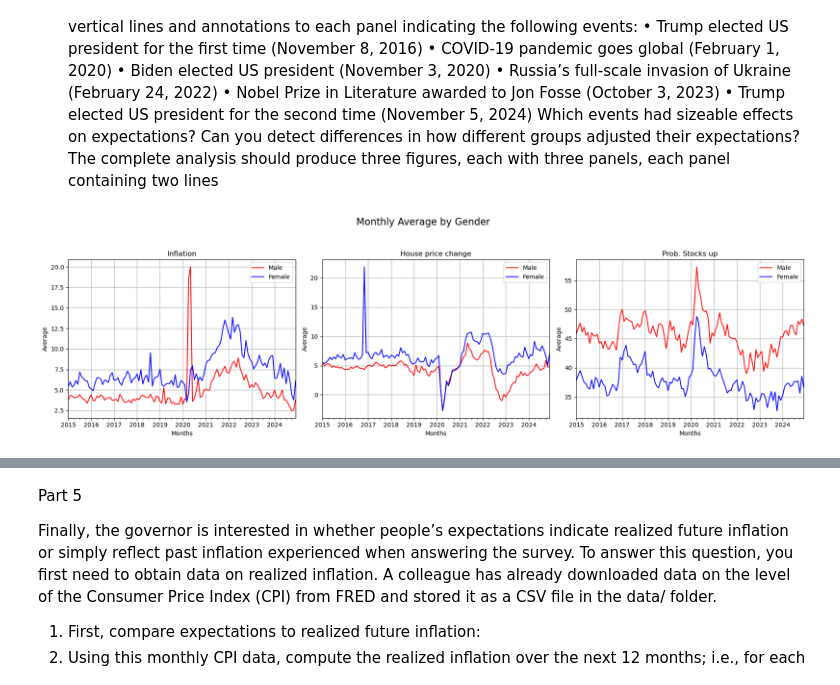
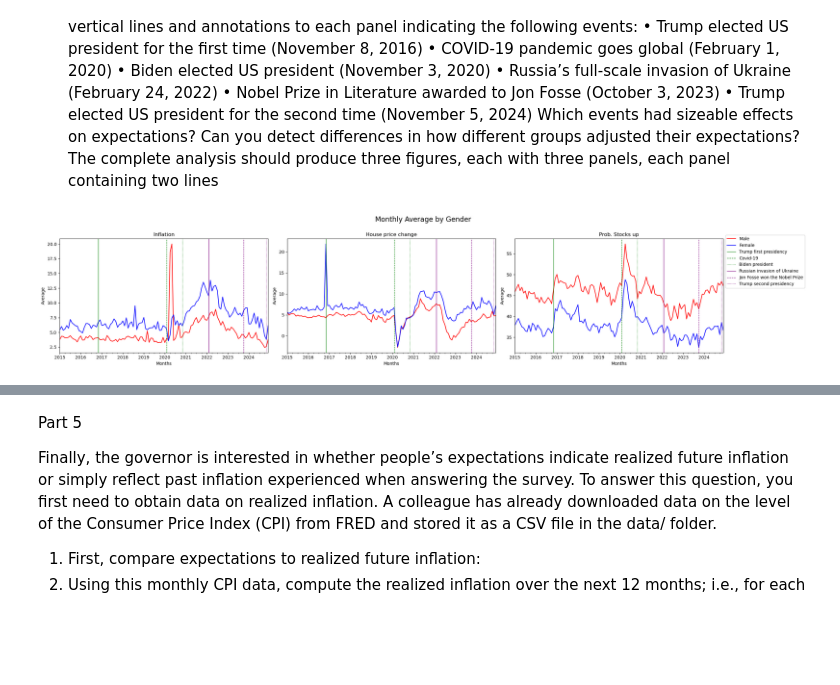
Before and after one commit to Sophiabevers/TECH2-Group-term-paper, a Jupyter notebook: termpaper sophia.ipynb, the cells around one changed output, grey strips where cells are left out. Saved outputs shown, nothing was run; the diff lists cells and outputs as text; code cells hidden in the pictures; blank space fills up the shorter version.

```diff
--- a/termpaper sophia.ipynb
+++ b/termpaper sophia.ipynb
@@ -331,88 +304,100 @@ for i in range(len(variables)):
 # %%
 #2 creating figures
 # gender
-
+#all dates for vertical lines
+trump1 = '2016-11-08'
+covid = '2020-02-01'
+biden = '2020-11-03'
+russia = '2022-02-24'
+nobel = '2023-10-03'
+trump2 = '2024-11-05'
+# create a function to plot each vertical line
+def vertical_lines():
+    axes[i].axvline(x=trump1, color='green', linestyle='-', linewidth=1, label = 'Trump first presidency')
+    axes[i].axvline(x= covid, color = 'green', linestyle = '--', linewidth = 1, label = 'Covid-19')
+    axes[i].axvline(x= biden, color = 'green', linestyle = ':', linewidth = 1, label = 'Biden president')
+    axes[i].axvline(x= russia, color = 'purple', linestyle = '-', linewidth = 1, label = 'Russian invasion of Ukraine')
+    axes[i].axvline(x= nobel, color = 'purple', linestyle = '--', linewidth = 1, label = 'Jon Fosse won the Nobel Prize')
+    axes[i].axvline(x= trump2, color = 'purple', linestyle = ':', linewidth = 1, label = 'Trump second presidency')
 
 #plot figure per variable
-fig, axes = plt.subplots(1, 3, figsize=(18, 5), sharex=True, sharey=False)
-fig.suptitle('Monthly Average by Gender', fontsize=16, y=1.05)
-c=0
+fig, axes = plt.subplots(1, 3, figsize=(25, 5), sharex=True, sharey=False)
+fig.suptitle('Monthly Average by Gender', fontsize=16, y=1)
+
 #loop to plot each variable
 for i in range(len(variables)):
-    ax = axes[i]
+
     mon_avg = gender4_dictionary[i]
     x=0
+    #loop through each gender to create two lines
     for a in genderint:
         gender_data =mon_avg.loc[a]
-        gender_data.plot(ax=ax, label = genders[x], color = colors[x])
+        gender_data.plot(ax=axes[i], label = genders[x], color = colors[x])
         x+=1
 
+    #plot figure with labels
+    axes[i].set_title(figures[i])
+    #plot vertical line
 
-    axes[c].set_title(figures[c])
-    ax.set_xlabel('Months')
-    ax.set_ylabel('Average')
-    ax.legend()
-    ax.grid(True)
-    c+=1
+    axes[i].set_xlabel('Months')
+    axes[i].set_ylabel('Average')
+    vertical_lines()
+
+axes[i].legend(loc='center left', bbox_to_anchor=(1, 0.8))
+
 plt.tight_layout()
 
 plt.show()
 
 # education
 
+fig, axes = plt.subplots(1, 3, figsize=(25, 6), sharex=True)
+fig.suptitle('Monthly Average by Education Level', fontsize=16, y=1)
 
+for i in range(len(variables)):
 
-fig, axes = plt.subplots(1, 3, figsize=(18, 6), sharex=True)
-fig.suptitle('Monthly Average by Education Level', fontsize=16, y=1.05)
-c=0
-for i in range(len(variables)):
-    ax = axes[i]
 
     # Monthly aveages for each level with index i
     data_c = educ4_dictionaryc[i]
     data_nc = educ4_dictionarync[i]
-
+    #plot two lines
     # college level
-    data_c.plot(ax=ax, label=education[0], color=colors[0])
+    data_c.plot(ax = axes[i], label=education[0], color=colors[0])
     # non-college level
-    data_nc.plot(ax=ax, label=education[1], color=colors[1])
-
-    ax.set_title(figures[c])
-    ax.set_xlabel('Months')
-    ax.set_ylabel('Average')
-    ax.legend()
-    ax.grid(True)
-    c+=1
+    data_nc.plot(ax = axes[i], label=education[1], color=colors[1])
+    #plot figure with labels
+    axes[i].set_title(figures[i])
+    axes[i].set_xlabel('Months')
+    axes[i].set_ylabel('Average')
+    vertical_lines()
+axes[i].legend(loc='center left', bbox_to_anchor=(1, 0.8))
 
 plt.tight_layout()
 plt.show()
 
 # numeracy rate
 
+fig, axes = plt.subplots(1, 3, figsize=(26, 6), sharex=True)
+fig.suptitle('Monthly Average by Numeracy rate', fontsize=16, y=1)
 
-fig, axes = plt.subplots(1, 3, figsize=(18, 6), sharex=True)
-fig.suptitle('Monthly Average by Numeracy rate', fontsize=16, y=1.05)
-c=0
 for i in range(len(variables)):
-    ax = axes[i]
 
     # monthly averages for high and low
     data_high = numhigh4[i]
     data_low = numlow4[i]
-
+    #plot two lines
     # Plot high group
-    data_c.plot(ax=ax, label=numeracy_rate[0], color=colors[0])
+    data_c.plot(ax=axes[i], label=numeracy_rate[0], color=colors[0])
     # Plot non-college group
-    data_nc.plot(ax=ax, label=numeracy_rate[1], color=colors[1])
-
-    ax.set_title(figures[c])
-    ax.set_xlabel('Months')
-    ax.set_ylabel('Average')
-    ax.legend()
-    ax.grid(True)
-    c+=1
+    data_nc.plot(ax=axes[i], label=numeracy_rate[1], color=colors[1])
+    #plot figure with labels
+    axes[i].set_title(figures[i])
+    axes[i].set_xlabel('Months')
+    axes[i].set_ylabel('Average')
+    vertical_lines()
+axes[i].legend(loc='center left', bbox_to_anchor=(1, 0.8))
 
 plt.tight_layout()
 plt.show()
 # %% [output]
-[figure, old version]
+[figure, new version]
```
Also changed, not shown: parts of 7 cells of this notebook.
